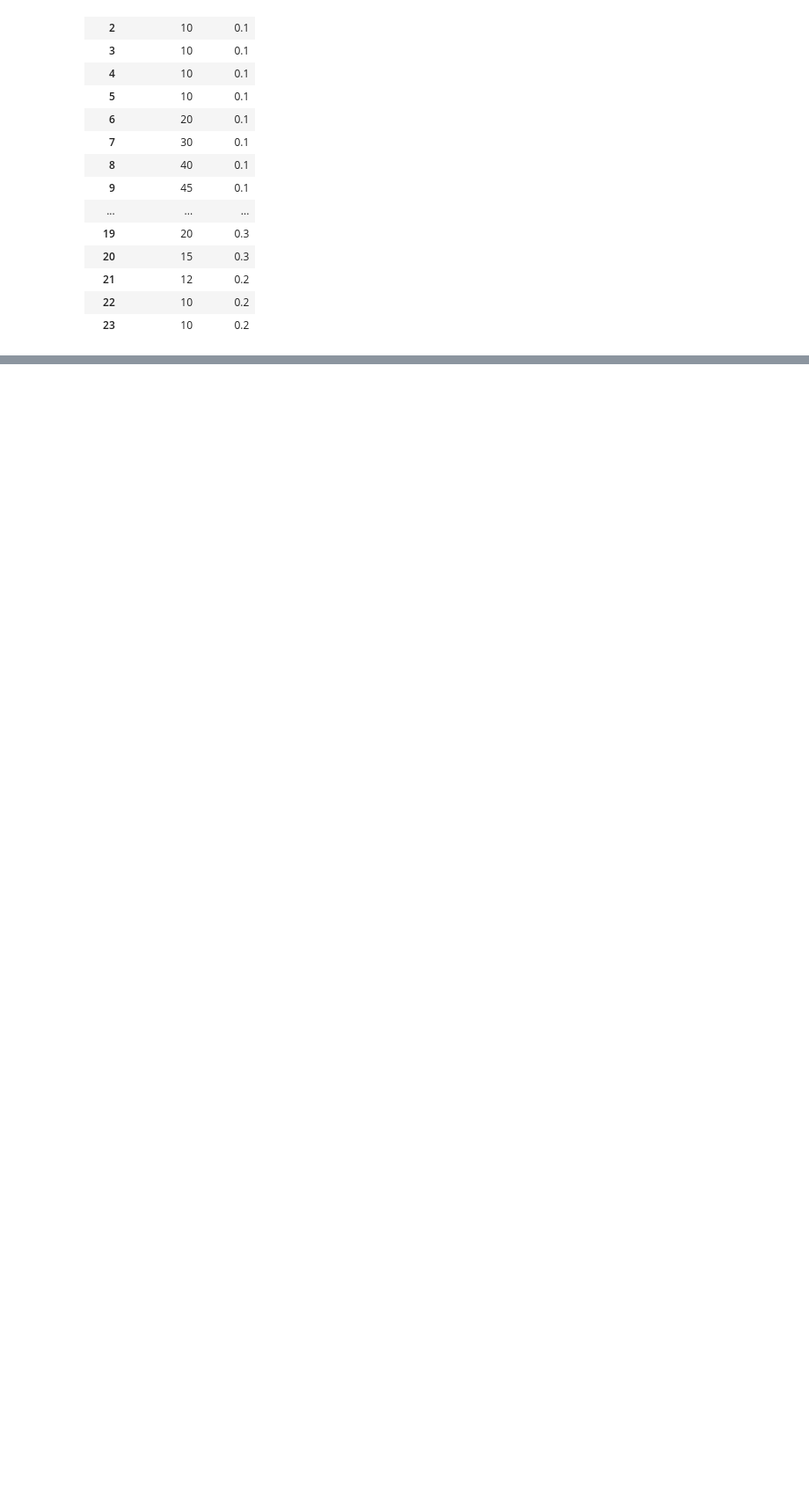
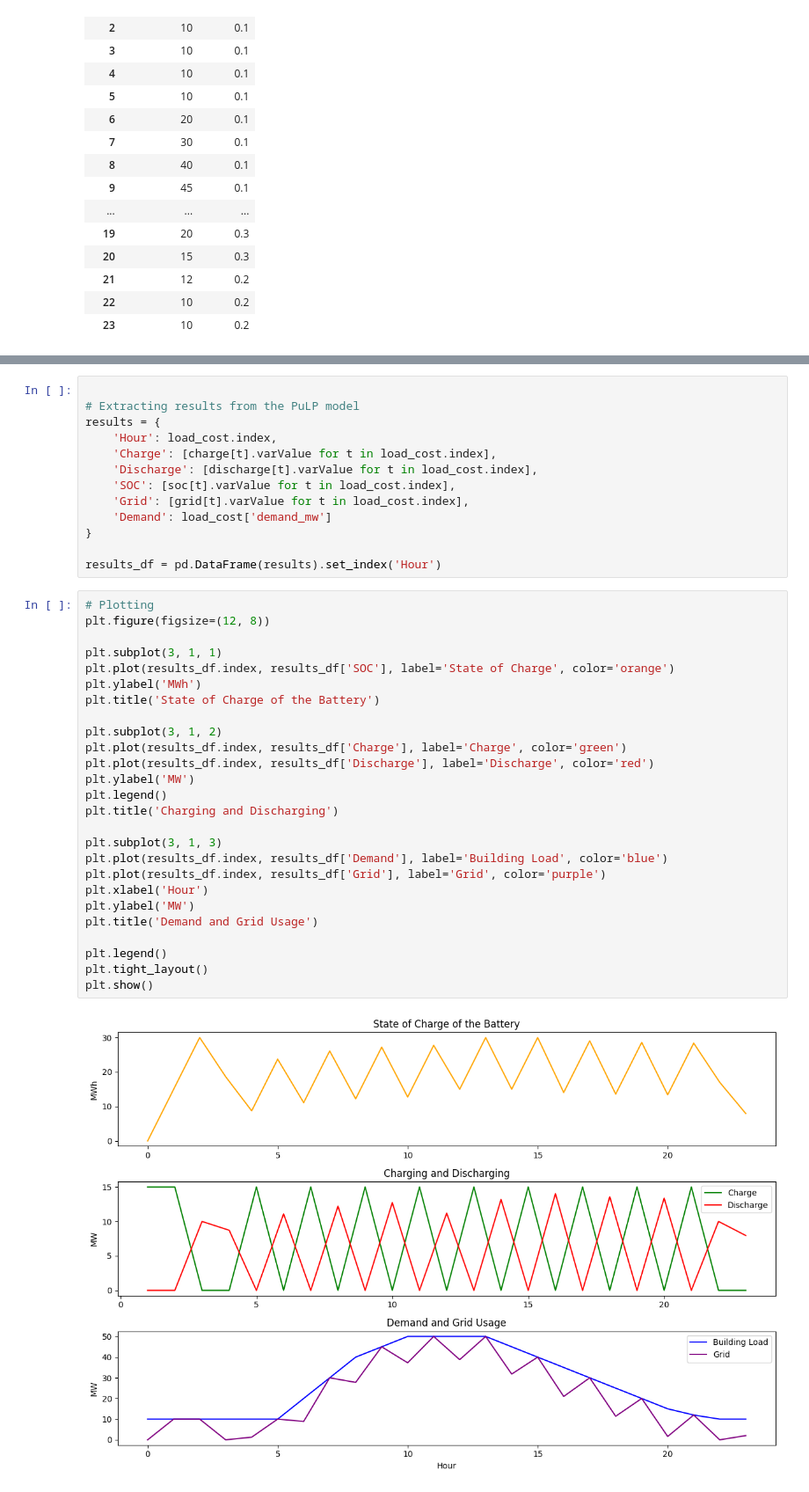
Before and after one commit to zoemcbride/energy-data-lab, a Jupyter notebook: practice_interview_questions.ipynb, the cells around one changed output, grey strips where cells are left out. Shown: that part at 88% size. Drawn from its saved outputs; the diff is of its cells as text; blank space fills up the shorter version.

Commit message:
Added optimization model for battery sim, however LP solver results in weird output

```diff
--- a/practice_interview_questions.ipynb
+++ b/practice_interview_questions.ipynb
@@ -265,0 +365,41 @@ load_cost
+# %%
+
+# Extracting results from the PuLP model
+results = {
+    'Hour': load_cost.index,
+    'Charge': [charge[t].varValue for t in load_cost.index],
+    'Discharge': [discharge[t].varValue for t in load_cost.index],
+    'SOC': [soc[t].varValue for t in load_cost.index],
+    'Grid': [grid[t].varValue for t in load_cost.index],
+    'Demand': load_cost['demand_mw']
+}
+
+results_df = pd.DataFrame(results).set_index('Hour')
+# %%
+# Plotting
+plt.figure(figsize=(12, 8))
+
+plt.subplot(3, 1, 1)
+plt.plot(results_df.index, results_df['SOC'], label='State of Charge', color='orange')
+plt.ylabel('MWh')
+plt.title('State of Charge of the Battery')
+
+plt.subplot(3, 1, 2)
+plt.plot(results_df.index, results_df['Charge'], label='Charge', color='green')
+plt.plot(results_df.index, results_df['Discharge'], label='Discharge', color='red')
+plt.ylabel('MW')
+plt.legend()
+plt.title('Charging and Discharging')
+
+plt.subplot(3, 1, 3)
+plt.plot(results_df.index, results_df['Demand'], label='Building Load', color='blue')
+plt.plot(results_df.index, results_df['Grid'], label='Grid', color='purple')
+plt.xlabel('Hour')
+plt.ylabel('MW')
+plt.title('Demand and Grid Usage')
+
+plt.legend()
+plt.tight_layout()
+plt.show()
+# %% [output]
+[figure, added]
```
Also changed, not shown: parts of 5 cells of this notebook.
